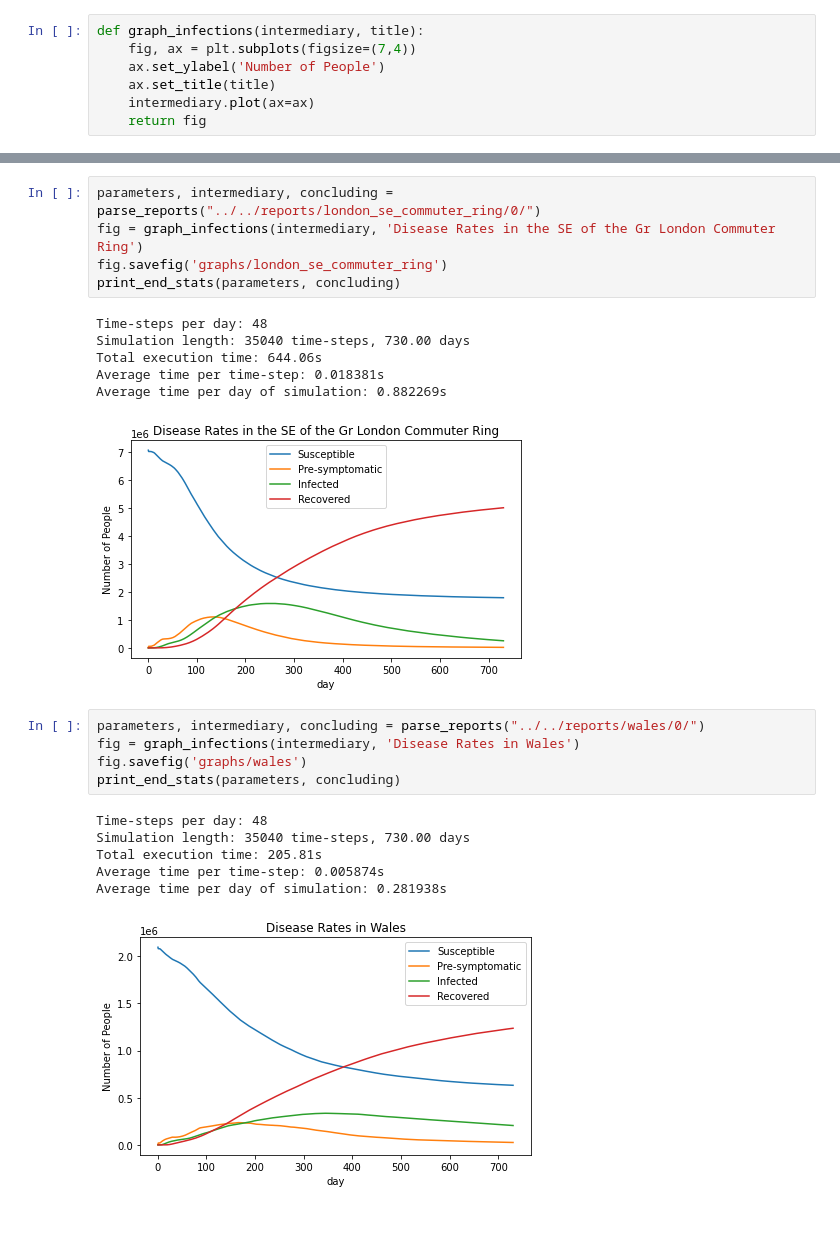
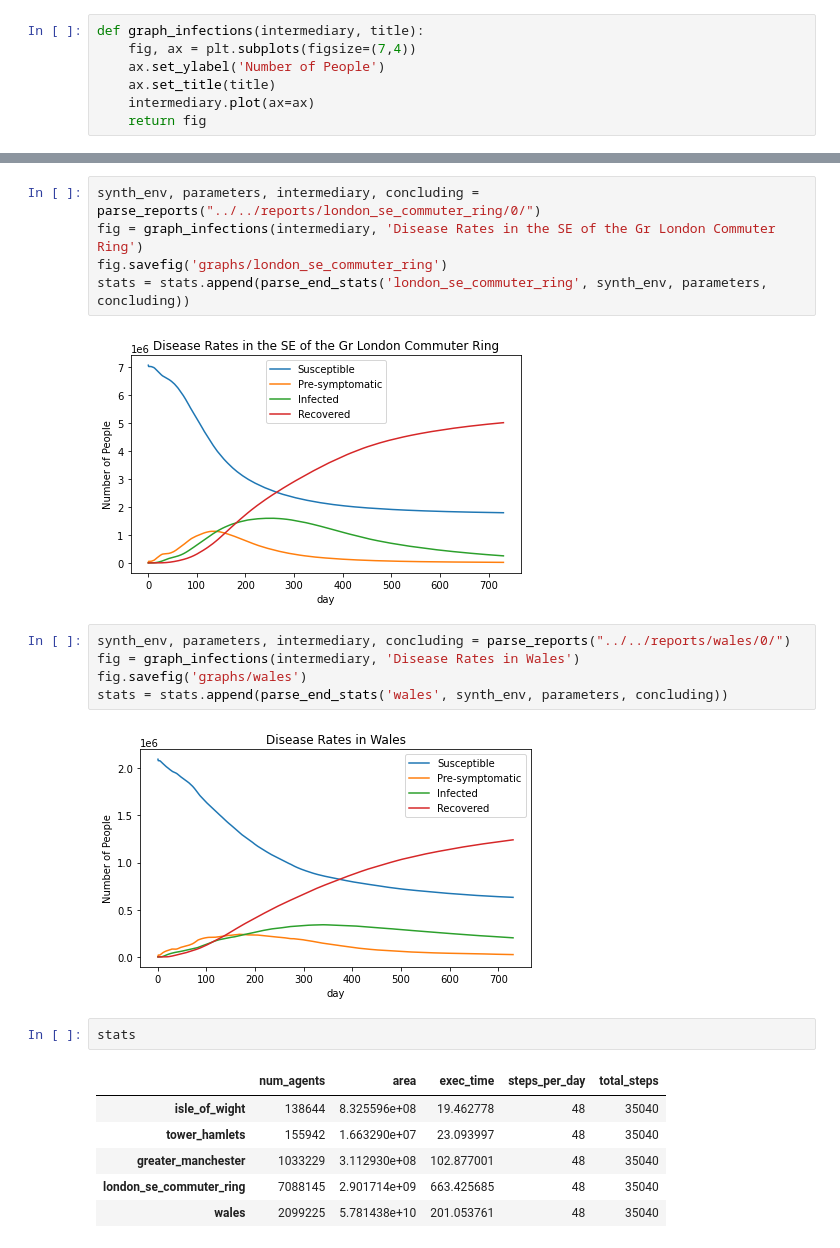
Before and after one commit to Alfred-Mountfield/outbreak-sim, a Jupyter notebook: python/report_analysis/report_reader.ipynb, the cells around one changed output, grey strips where cells are left out. Saved outputs shown, nothing was run; the diff lists cells and outputs as text; blank space fills up the shorter version.

```diff
--- a/python/report_analysis/report_reader.ipynb
+++ b/python/report_analysis/report_reader.ipynb
@@ -83,25 +104,24 @@ Average time per day of simulation: 0.146961s
 [figure]
 # %%
-parameters, intermediary, concluding = parse_reports("../../reports/london_se_commuter_ring/0/")
+synth_env, parameters, intermediary, concluding = parse_reports("../../reports/london_se_commuter_ring/0/")
 fig = graph_infections(intermediary, 'Disease Rates in the SE of the Gr London Commuter Ring')
 fig.savefig('graphs/london_se_commuter_ring')
-print_end_stats(parameters, concluding)
+stats = stats.append(parse_end_stats('london_se_commuter_ring', synth_env, parameters, concluding))
 # %% [output]
-Time-steps per day: 48
-Simulation length: 35040 time-steps, 730.00 days
-Total execution time: 644.06s
-Average time per time-step: 0.018381s
-Average time per day of simulation: 0.882269s
 [figure]
 # %%
-parameters, intermediary, concluding = parse_reports("../../reports/wales/0/")
+synth_env, parameters, intermediary, concluding = parse_reports("../../reports/wales/0/")
 fig = graph_infections(intermediary, 'Disease Rates in Wales')
 fig.savefig('graphs/wales')
-print_end_stats(parameters, concluding)
+stats = stats.append(parse_end_stats('wales', synth_env, parameters, concluding))
 # %% [output]
-Time-steps per day: 48
-Simulation length: 35040 time-steps, 730.00 days
-Total execution time: 205.81s
-Average time per time-step: 0.005874s
-Average time per day of simulation: 0.281938s
 [figure]
+# %%
+stats
+# %% [output]
+|  | num_agents | area | exec_time | steps_per_day | total_steps |
+| isle_of_wight | 138644 | 8.325596e+08 | 19.462778 | 48 | 35040 |
+| tower_hamlets | 155942 | 1.663290e+07 | 23.093997 | 48 | 35040 |
+| greater_manchester | 1033229 | 3.112930e+08 | 102.877001 | 48 | 35040 |
+| london_se_commuter_ring | 7088145 | 2.901714e+09 | 663.425685 | 48 | 35040 |
+| wales | 2099225 | 5.781438e+10 | 201.053761 | 48 | 35040 |
```
Also changed, not shown: parts of 9 cells of this notebook, 3 other files.
